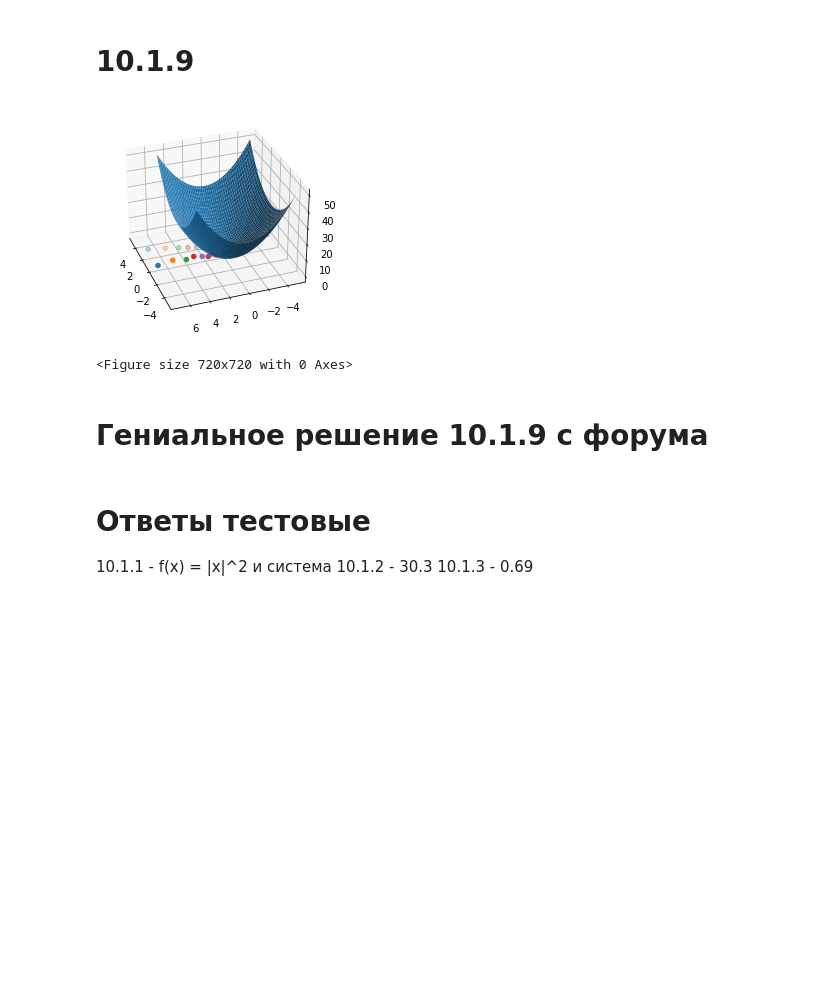
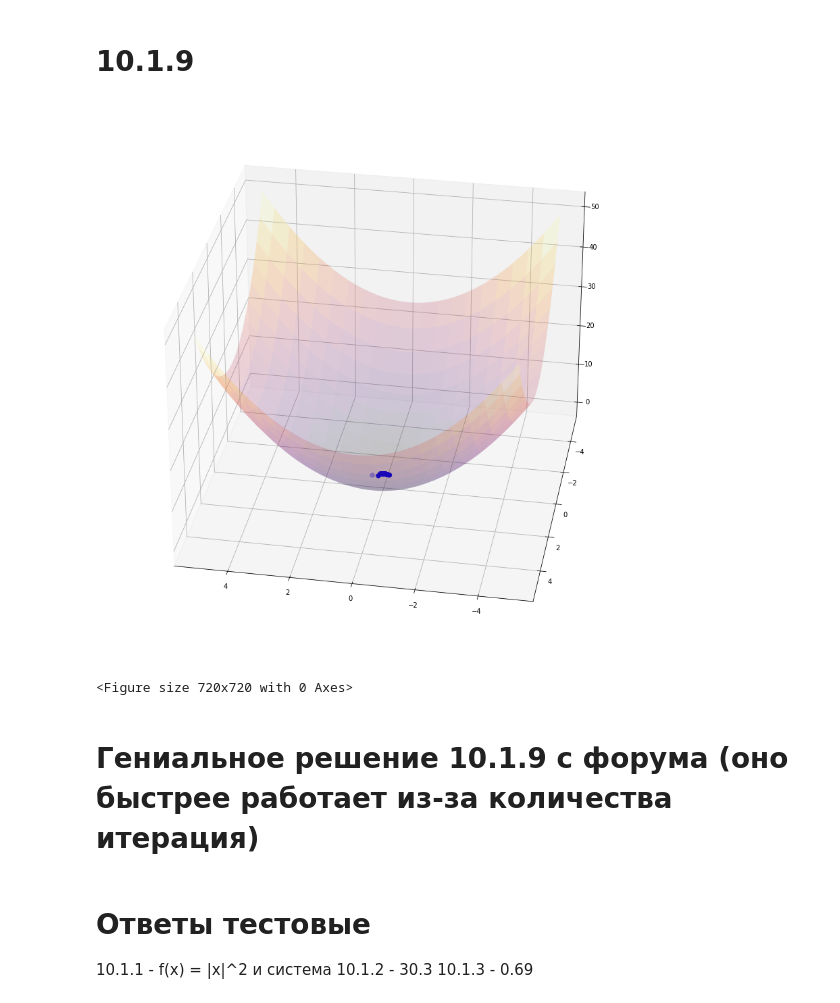
Before and after one commit to D1ffic00lt/dls-base-2022, a Jupyter notebook: main.ipynb, the cells around one changed output. Saved outputs shown, nothing was run; the diff lists cells and outputs as text; code cells hidden in the pictures; blank space fills up the shorter version.

```diff
--- a/main.ipynb
+++ b/main.ipynb
@@ -261,32 +263,38 @@ def grad_descent_2d(func, low, high, start=None, callback=None):
     df = numerical_derivative_2d(func, eps)
     lr = 0.5
     for i in range(10 ** 4):
-        k1 = 1 if df((x, y))[0] > 0 else -1
-        k2 = 1 if df((x, y))[1] > 0 else -1
+        dxy = df((x, y))
+        k1 = 1 if dxy[0] > 0 else -1
+        k2 = 1 if dxy[1] > 0 else -1
         x = x - k1 * lr * 1 / (i + 1) ** 0.5
         y = y - k2 * lr * 1 / (i + 1) ** 0.5
-        callback((x, y), func((x, y)))
+        callback((x, y), func((x, y)), s=40, marker='o', color="blue")
     return x, y
 # %%
 e = 2.7
-fig=plt.figure()
+func = lambda x: (
+    x[0] ** 2 + x[1] ** 2
+)
+fig=plt.figure(1)
 ax =fig.add_subplot(1,1,1,projection="3d")
 x, y =np.meshgrid(np.linspace(-5,5,100), np.linspace(-5,5,100))
-z = x ** 2 + y ** 2
-ax.plot_surface(x, y, z)
+z = func((x, y))
+ax.plot_surface(x, y, z, rstride=5, cstride=5, cmap=cm.inferno,linewidth=0, alpha=.2)
+fig.set_size_inches(15, 15)
 plt.figure(figsize=(10, 10))
 grad_descent_2d(
-    lambda x: x[0] ** 2 + x[1] ** 2,
+    func,
     -5,
     5,
+    start=np.array([.5, .3]),
     callback=ax.scatter
 )
-ax.view_init(30, -200)
+ax.view_init(30, 100)
 # %% [output]
-[figure, old version]
+[figure, new version]
 <Figure size 720x720 with 0 Axes>
 # %% [markdown]
-# Гениальное решение 10.1.9 с форума
+# Гениальное решение 10.1.9 с форума (оно быстрее работает из-за количества итерация)
 # %%
 def numerical_derivative_2d(func, epsilon):
     def grad_func(x):
```
Also changed, not shown: parts of 2 cells of this notebook.
